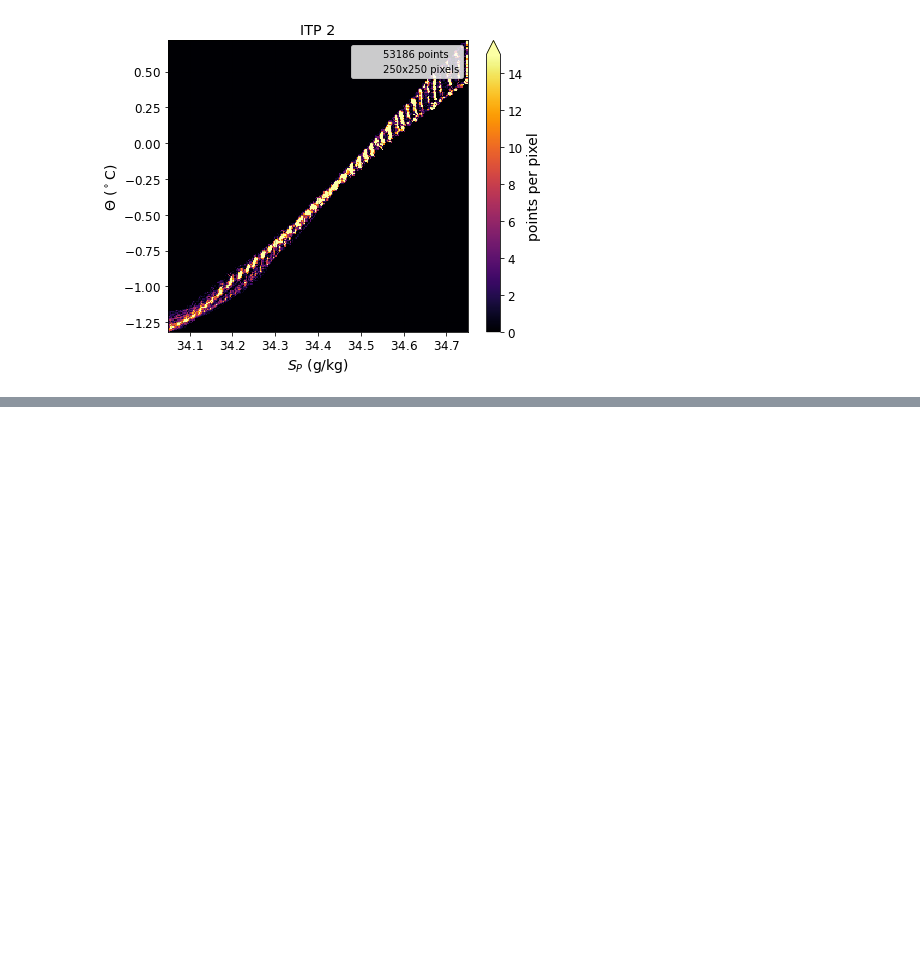
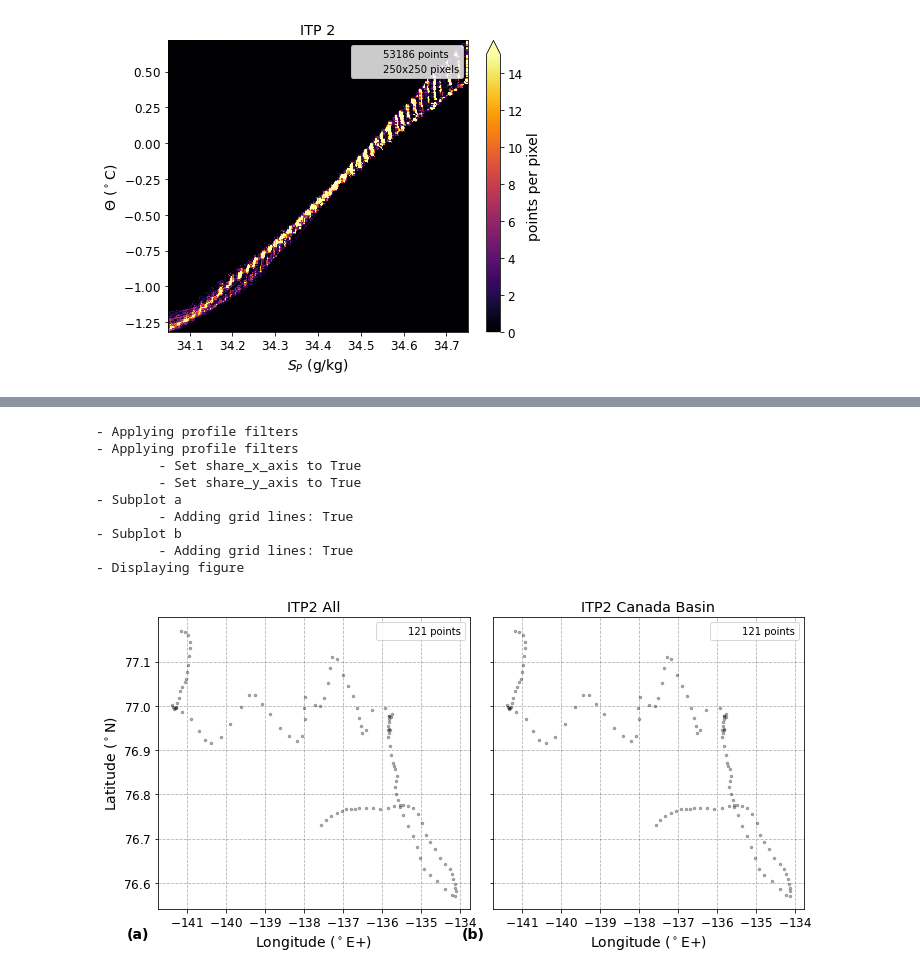
Before and after one commit to JustinTrenchcoat/Staircase_Clustering, a Jupyter notebook: Create_Figures.ipynb, the cells around one changed output, grey strips where cells are left out. Cells and saved outputs as stored; diff of their text form; code cells hidden in the pictures; blank space fills up the shorter version.

```diff
--- a/Create_Figures.ipynb
+++ b/Create_Figures.ipynb
@@ -809,0 +870,26 @@ ahf.make_figure([group_CT_SP_2d_hist])
+# %%
+## Filtering to the Canada Basin
+# Data Filters
+dfs_0  = ahf.Data_Filters()
+dfs_CB = ahf.Data_Filters(geo_extent='CB')
+# Data Sets
+ds_any_ITP2 = ahf.Data_Set(ITP2_all, dfs_0)
+ds_CB_ITP2  = ahf.Data_Set(ITP2_all, dfs_CB)
+# Make the Plot Parameters
+pp_lon_lat = ahf.Plot_Parameters(x_vars=['lon'], y_vars=['lat'], clr_map='clr_all_same')
+# Make the Analysis Groups
+group_any_ITP2 = ahf.Analysis_Group(ds_any_ITP2, pfs_0, pp_lon_lat, plot_title='ITP2 All')
+group_CB_ITP2  = ahf.Analysis_Group(ds_CB_ITP2, pfs_0, pp_lon_lat, plot_title='ITP2 Canada Basin')
+# Make the figure
+ahf.make_figure([group_any_ITP2, group_CB_ITP2])
+# %% [output]
+- Applying profile filters
+- Applying profile filters
+        - Set share_x_axis to True
+        - Set share_y_axis to True
+- Subplot a
+        - Adding grid lines: True
+- Subplot b
+        - Adding grid lines: True
+- Displaying figure
+[figure, added]
```
Also changed, not shown: parts of 13 cells of this notebook, 2 other files.
